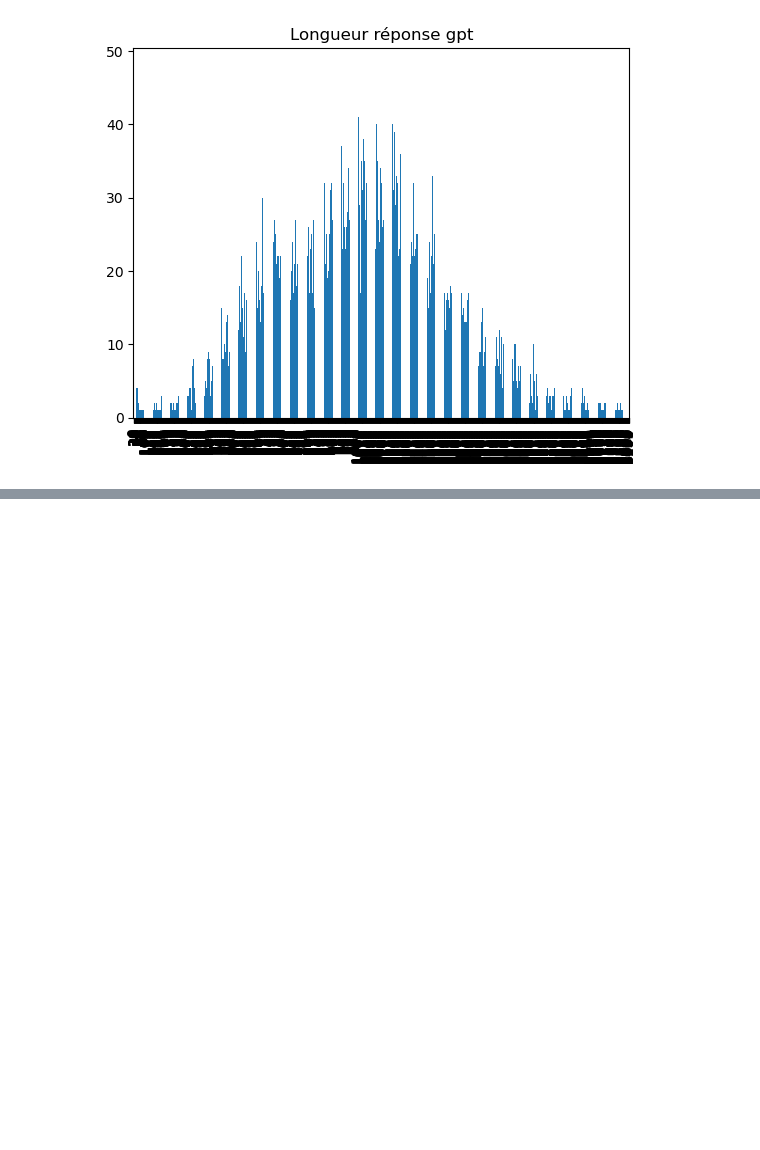
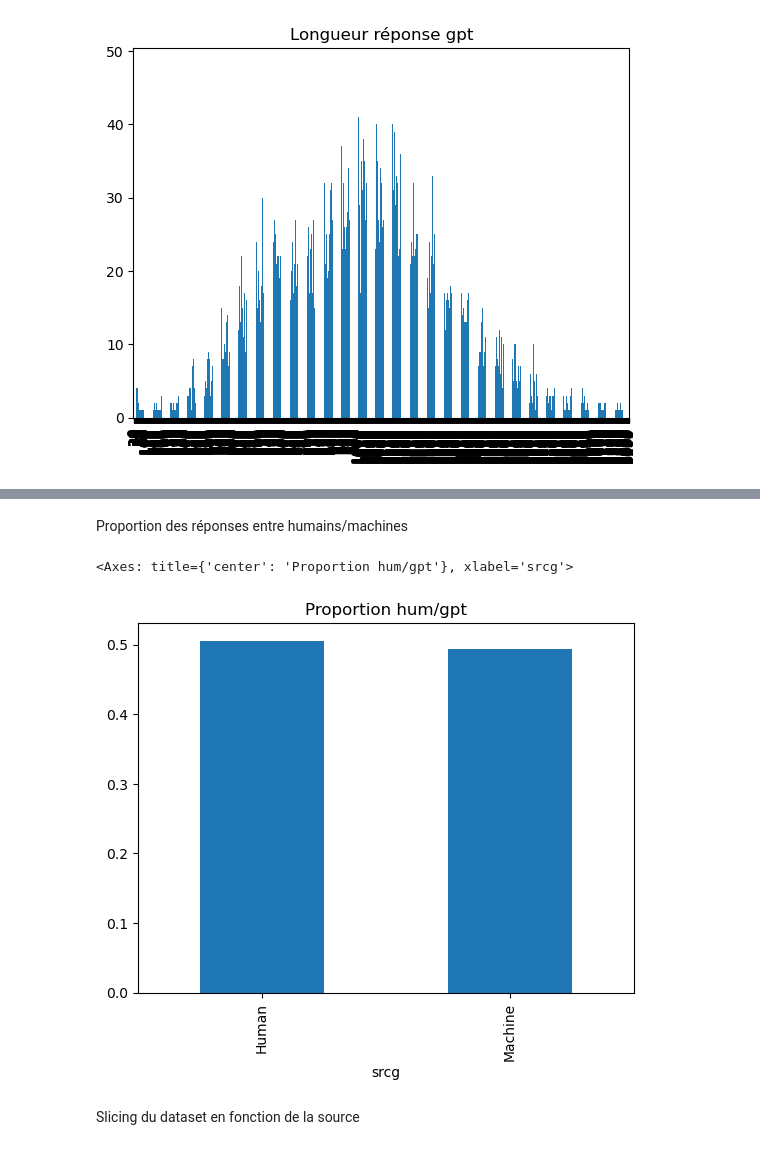
Before and after one commit to DjDonPablo/IA-DATA-HACK, a Jupyter notebook: explo enzo.ipynb, the cells around one changed output, grey strips where cells are left out. Saved outputs shown, nothing was run; the diff lists cells and outputs as text; code cells hidden in the pictures; blank space fills up the shorter version.

```diff
--- a/explo enzo.ipynb
+++ b/explo enzo.ipynb
@@ -166,0 +196,2 @@ pd.Series(lstlenrepgpt).value_counts().sort_index().plot(kind="bar", title= "Lon
+# %%
+df2= pd.read_csv("data/hack_train.csv")
@@ -166,0 +214,17 @@ pd.Series(lstlenrepgpt).value_counts().sort_index().plot(kind="bar", title= "Lon
+# %%
+srcg=[]
+for ind, row in df2.iterrows() :
+    if "human" in row.src :
+        srcg.append("Human")
+    elif "machine" in row.src :
+        srcg.append("Machine")
+df2["srcg"]=srcg
+# %% [markdown]
+Proportion des réponses entre humains/machines
+# %%
+df2.value_counts("srcg", normalize=True).plot(kind="bar", title= "Proportion hum/gpt")
+# %% [output]
+<Axes: title={'center': 'Proportion hum/gpt'}, xlabel='srcg'>
+[figure, added]
+# %% [markdown]
+Slicing du dataset en fonction de la source
```
Also changed, not shown: parts of 23 cells of this notebook.
